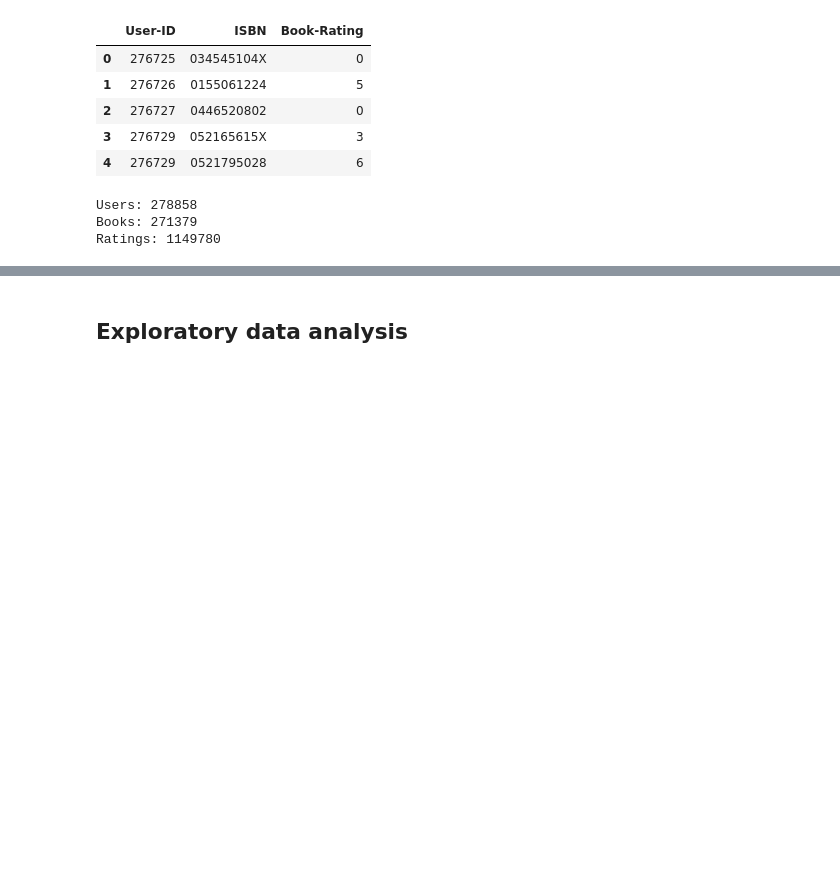
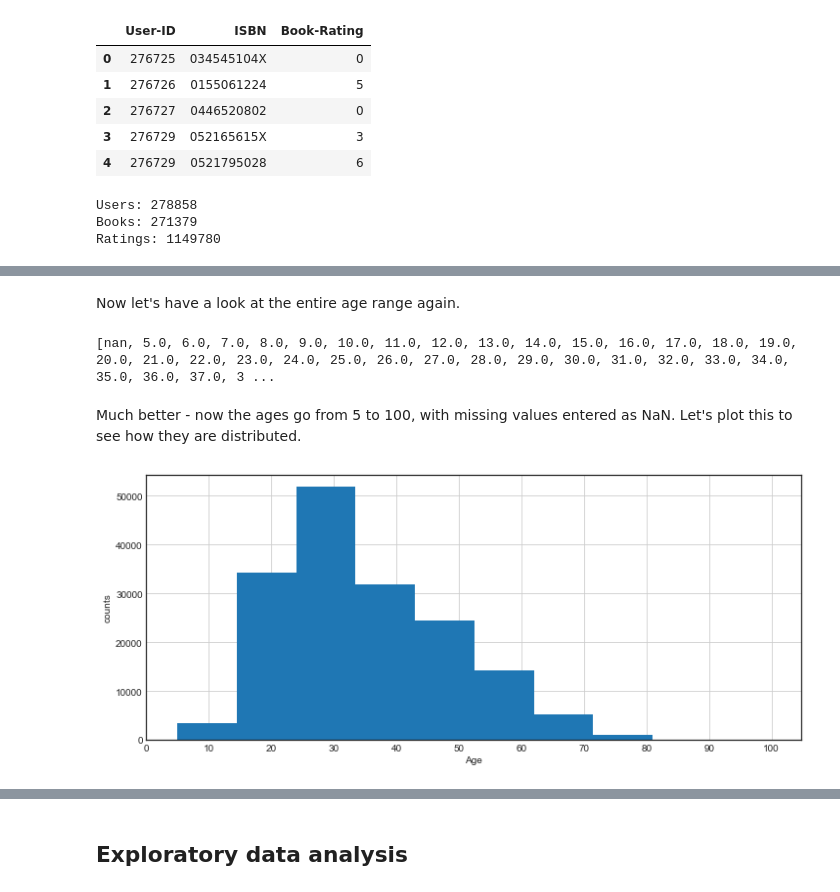
Before and after one commit to tttgm/fellowshipai, a Jupyter notebook: Book-Crossing-Recommender.ipynb, the cells around one changed output, grey strips where cells are left out. Drawn from its saved outputs; the diff is of its cells as text; code cells hidden in the pictures; blank space fills up the shorter version.

```diff
--- a/Book-Crossing-Recommender.ipynb
+++ b/Book-Crossing-Recommender.ipynb
@@ -10,8 +10,9 @@
 import pandas as pd
 import numpy as np
 import matplotlib.pyplot as plt
-import seaborn as sns
-% matplotlib inline
+plt.style.use('seaborn-white') # Use seaborn-style plots
+plt.rcParams.update({'font.size': 20}) # Set larger default plot font size
+%matplotlib inline
 # %% [markdown]
 ## Import the dataset
 # %%
@@ -61,0 +63,3 @@ books.drop(columns=['Image-URL-S', 'Image-URL-M', 'Image-URL-L'], inplace=True)
+# %%
+users.columns = users.columns.str.strip().str.lower().str.replace('-', '_')
+users.head()
@@ -61,0 +96,2 @@ books.drop(columns=['Image-URL-S', 'Image-URL-M', 'Image-URL-L'], inplace=True)
+# %%
+users.loc[(users.age<5) | (users.age>100), 'age'] = np.nan
@@ -61,0 +100,5 @@ books.drop(columns=['Image-URL-S', 'Image-URL-M', 'Image-URL-L'], inplace=True)
+# %%
+users.age.fillna(0, inplace=True)
+users.age = users.age.astype(int)
+users.age = users.age.replace(0, np.nan) # Change zeros back to NaNs
+users.head()
@@ -61,0 +112,17 @@ books.drop(columns=['Image-URL-S', 'Image-URL-M', 'Image-URL-L'], inplace=True)
+# %% [markdown]
+Now let's have a look at the entire age range again.
+# %%
+print(sorted(users.age.unique()))
+# %% [output]
+[nan, 5.0, 6.0, 7.0, 8.0, 9.0, 10.0, 11.0, 12.0, 13.0, 14.0, 15.0, 16.0, 17.0, 18.0, 19.0, 20.0, 21.0, 22.0, 23.0, 24.0, 25.0, 26.0, 27.0, 28.0, 29.0, 30.0, 31.0, 32.0, 33.0, 34.0, 35.0, 36.0, 37.0, 3 ...
+# %% [markdown]
+Much better - now the ages go from 5 to 100, with missing values entered as NaN. Let's plot this to see how they are distributed.
+# %%
+# First create a histogram of the Age field
+ax = users.age.hist(bins=10, figsize=(12,5))
+ax.set_xlabel('Age')
+ax.set_ylabel('counts')
+ax.set_xticks(range(0,110,10))
+plt.show()
+# %% [output]
+[figure, added]
```
Also changed, not shown: parts of 54 cells of this notebook.
